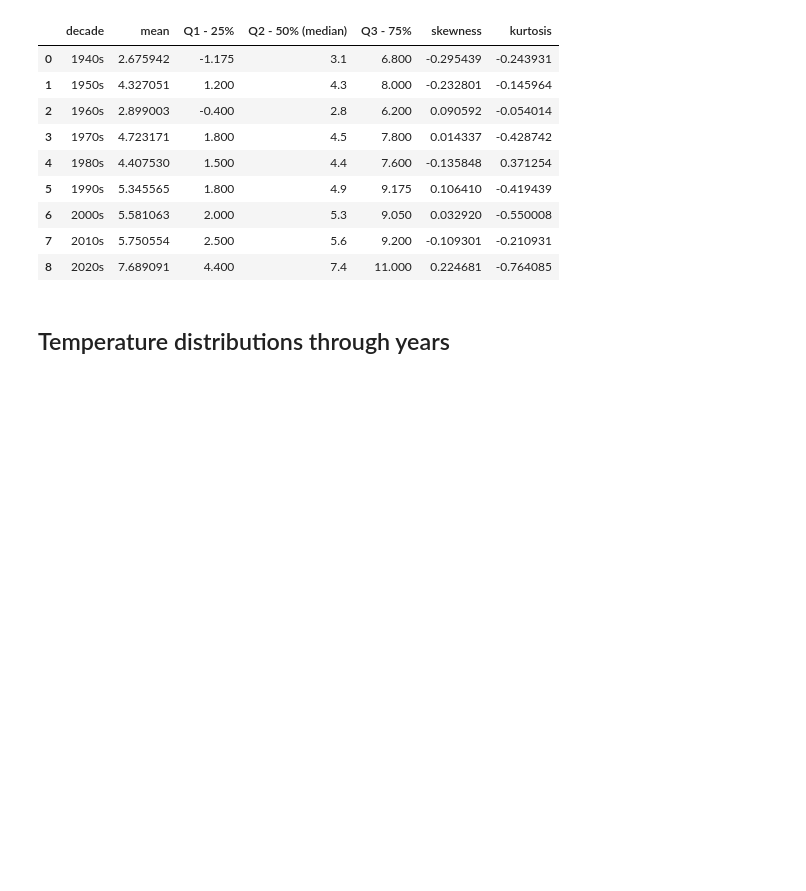
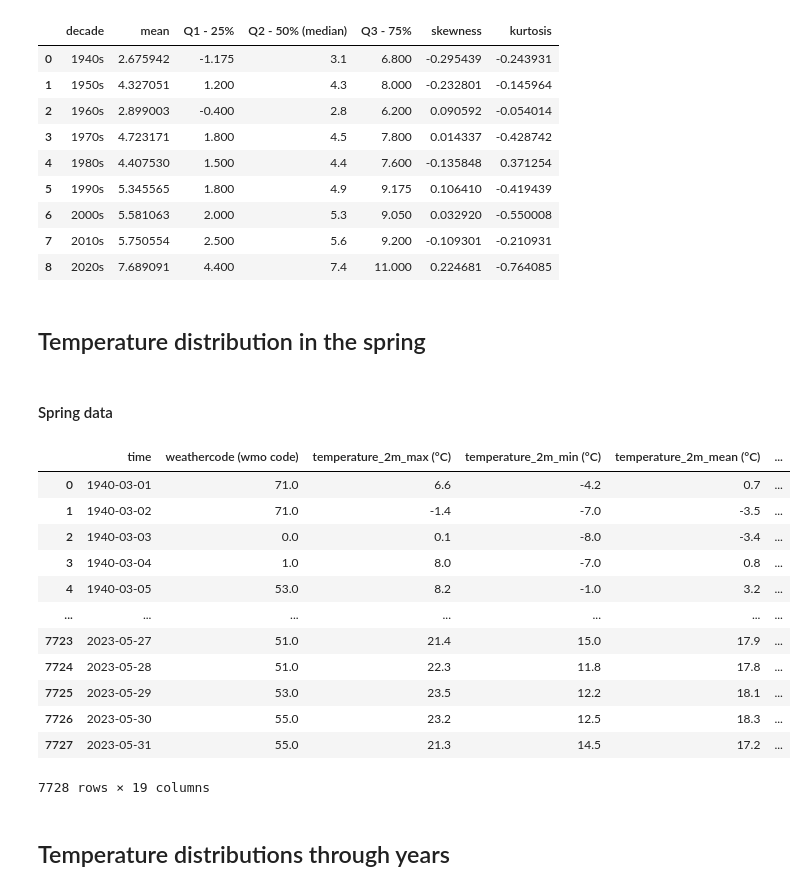
Before and after one commit to cimbaIG/Weather_data_Zagreb, a Jupyter notebook: weather_data_zagreb.ipynb, the cells around one changed output. Saved outputs shown, nothing was run; the diff lists cells and outputs as text; code cells hidden in the pictures; blank space fills up the shorter version.

Commit message:
Filter out spring data

```diff
--- a/weather_data_zagreb.ipynb
+++ b/weather_data_zagreb.ipynb
@@ -1246,6 +1247,35 @@ stat_chars_of_winter_max_temps
 | 6 | 2000s | 5.581063 | 2.000 | 5.3 | 9.050 | 0.032920 | -0.550008 |
 | 7 | 2010s | 5.750554 | 2.500 | 5.6 | 9.200 | -0.109301 | -0.210931 |
 | 8 | 2020s | 7.689091 | 4.400 | 7.4 | 11.000 | 0.224681 | -0.764085 |
+# %% [markdown]
+## Temperature distribution in the spring
+# %% [markdown]
+#### Spring data
+# %%
+# Get only data for the spring periods
+# Create empty spring data dataframe
+spring_data = pd.DataFrame()
+# Iterate over every unique year in data
+for year in data["time"].dt.year.unique():
+    spring_data = spring_data.append(data[(data["time"] >= pd.Timestamp(year=year, month=3, day=1)) & (data["time"] < pd.Timestamp(year=year, month=6, day=1))])
+
+# Print spring data dataframe
+spring_data = spring_data.sort_values(by="time").drop_duplicates(subset=["time"]).reset_index(drop=True)
+spring_data
+# %% [output]
+|  | time | weathercode (wmo code) | temperature_2m_max (°C) | temperature_2m_min (°C) | temperature_2m_mean (°C) | ... |
+| 0 | 1940-03-01 | 71.0 | 6.6 | -4.2 | 0.7 | ... |
+| 1 | 1940-03-02 | 71.0 | -1.4 | -7.0 | -3.5 | ... |
+| 2 | 1940-03-03 | 0.0 | 0.1 | -8.0 | -3.4 | ... |
+| 3 | 1940-03-04 | 1.0 | 8.0 | -7.0 | 0.8 | ... |
+| 4 | 1940-03-05 | 53.0 | 8.2 | -1.0 | 3.2 | ... |
+| ... | ... | ... | ... | ... | ... | ... |
+| 7723 | 2023-05-27 | 51.0 | 21.4 | 15.0 | 17.9 | ... |
+| 7724 | 2023-05-28 | 51.0 | 22.3 | 11.8 | 17.8 | ... |
+| 7725 | 2023-05-29 | 53.0 | 23.5 | 12.2 | 18.1 | ... |
+| 7726 | 2023-05-30 | 55.0 | 23.2 | 12.5 | 18.3 | ... |
+| 7727 | 2023-05-31 | 55.0 | 21.3 | 14.5 | 17.2 | ... |
+7728 rows × 19 columns
 # %% [markdown]
 ## Temperature distributions through years
 # %% [markdown]
```
Also changed, not shown: parts of 3 cells of this notebook, 20 other files.
